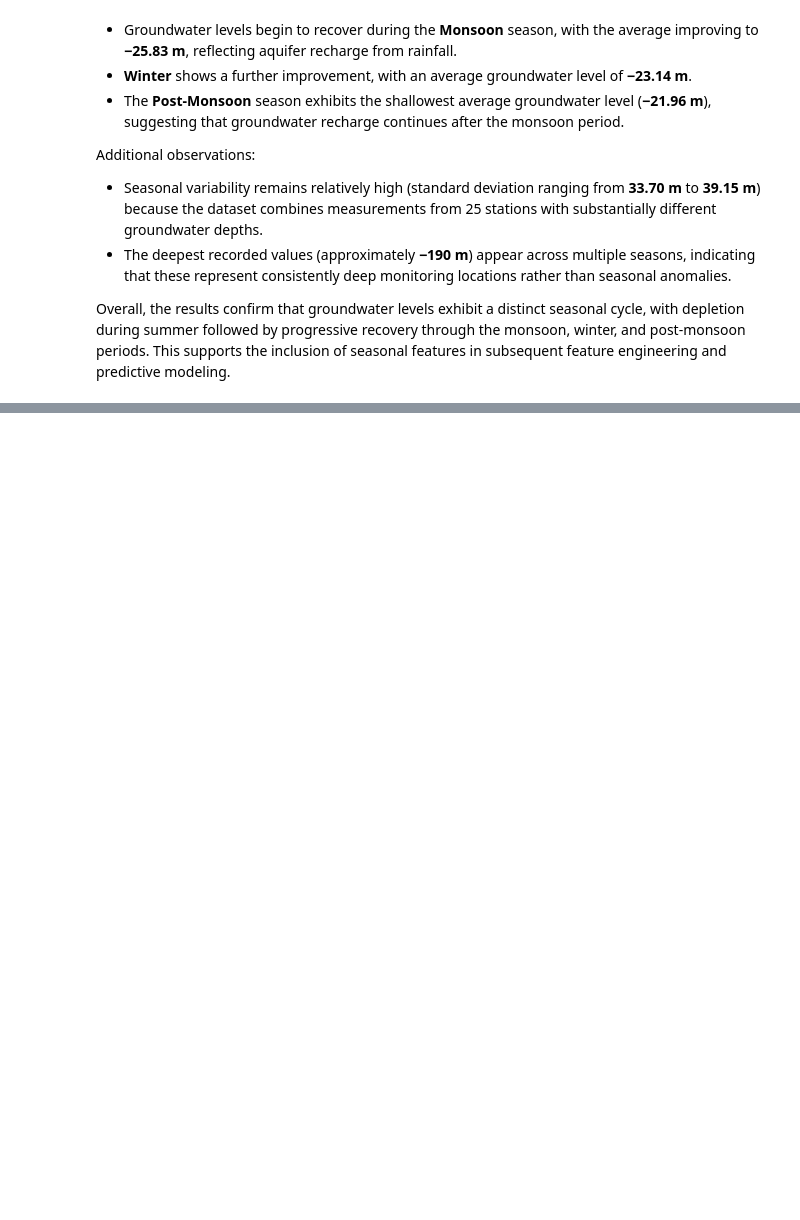
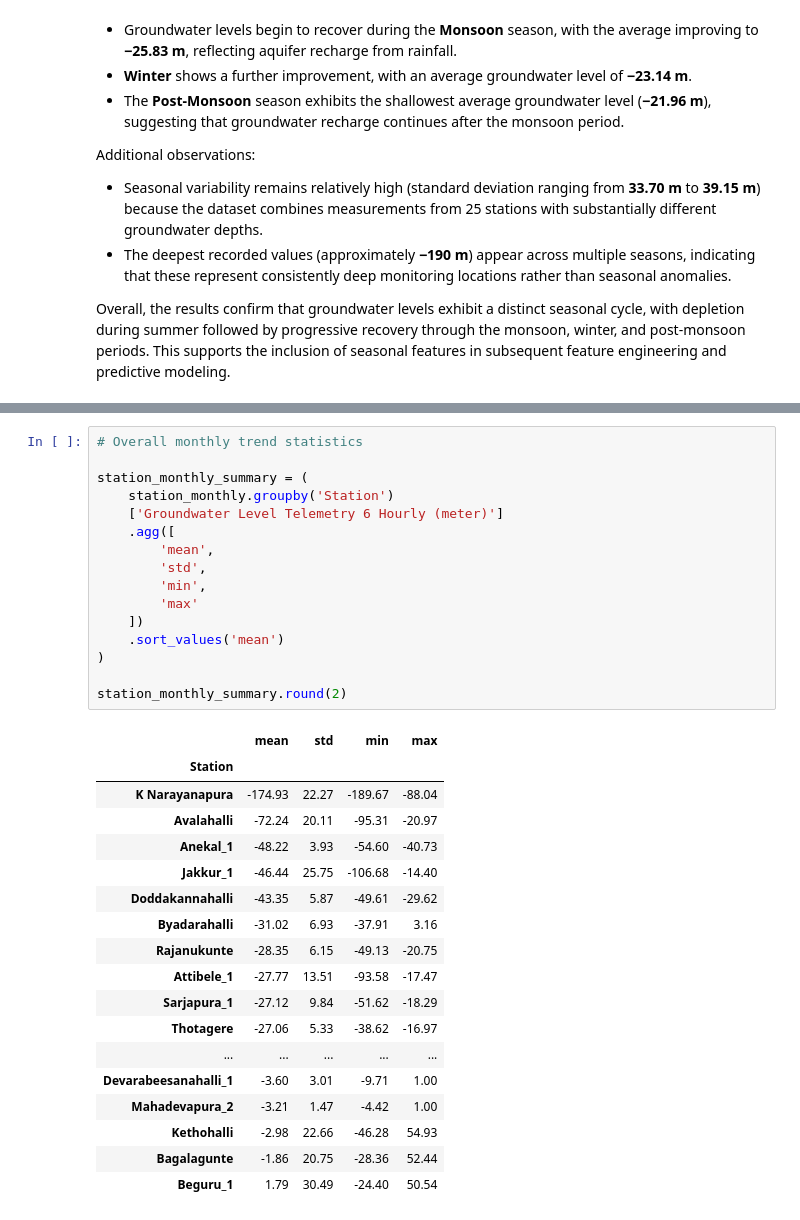
Before and after one commit to Koushik23R/groundwater-ai, a Jupyter notebook: notebooks/03_exploratory_data_analysis.ipynb, the cells around one changed output, grey strips where cells are left out. Drawn from its saved outputs; the diff is of its cells as text; blank space fills up the shorter version.

```diff
--- a/notebooks/03_exploratory_data_analysis.ipynb
+++ b/notebooks/03_exploratory_data_analysis.ipynb
@@ -628,0 +741,35 @@ Overall, the results confirm that groundwater levels exhibit a distinct seasonal
+# %%
+# Overall monthly trend statistics
+
+station_monthly_summary = (
+    station_monthly.groupby('Station')
+    ['Groundwater Level Telemetry 6 Hourly (meter)']
+    .agg([
+        'mean',
+        'std',
+        'min',
+        'max'
+    ])
+    .sort_values('mean')
+)
+
+station_monthly_summary.round(2)
+# %% [output]
+|  | mean | std | min | max |
+| Station |  |  |  |  |
+| K Narayanapura | -174.93 | 22.27 | -189.67 | -88.04 |
+| Avalahalli | -72.24 | 20.11 | -95.31 | -20.97 |
+| Anekal_1 | -48.22 | 3.93 | -54.60 | -40.73 |
+| Jakkur_1 | -46.44 | 25.75 | -106.68 | -14.40 |
+| Doddakannahalli | -43.35 | 5.87 | -49.61 | -29.62 |
+| Byadarahalli | -31.02 | 6.93 | -37.91 | 3.16 |
+| Rajanukunte | -28.35 | 6.15 | -49.13 | -20.75 |
+| Attibele_1 | -27.77 | 13.51 | -93.58 | -17.47 |
+| Sarjapura_1 | -27.12 | 9.84 | -51.62 | -18.29 |
+| Thotagere | -27.06 | 5.33 | -38.62 | -16.97 |
+| ... | ... | ... | ... | ... |
+| Devarabeesanahalli_1 | -3.60 | 3.01 | -9.71 | 1.00 |
+| Mahadevapura_2 | -3.21 | 1.47 | -4.42 | 1.00 |
+| Kethohalli | -2.98 | 22.66 | -46.28 | 54.93 |
+| Bagalagunte | -1.86 | 20.75 | -28.36 | 52.44 |
+| Beguru_1 | 1.79 | 30.49 | -24.40 | 50.54 |
```
Also changed, not shown: parts of 6 cells of this notebook.
